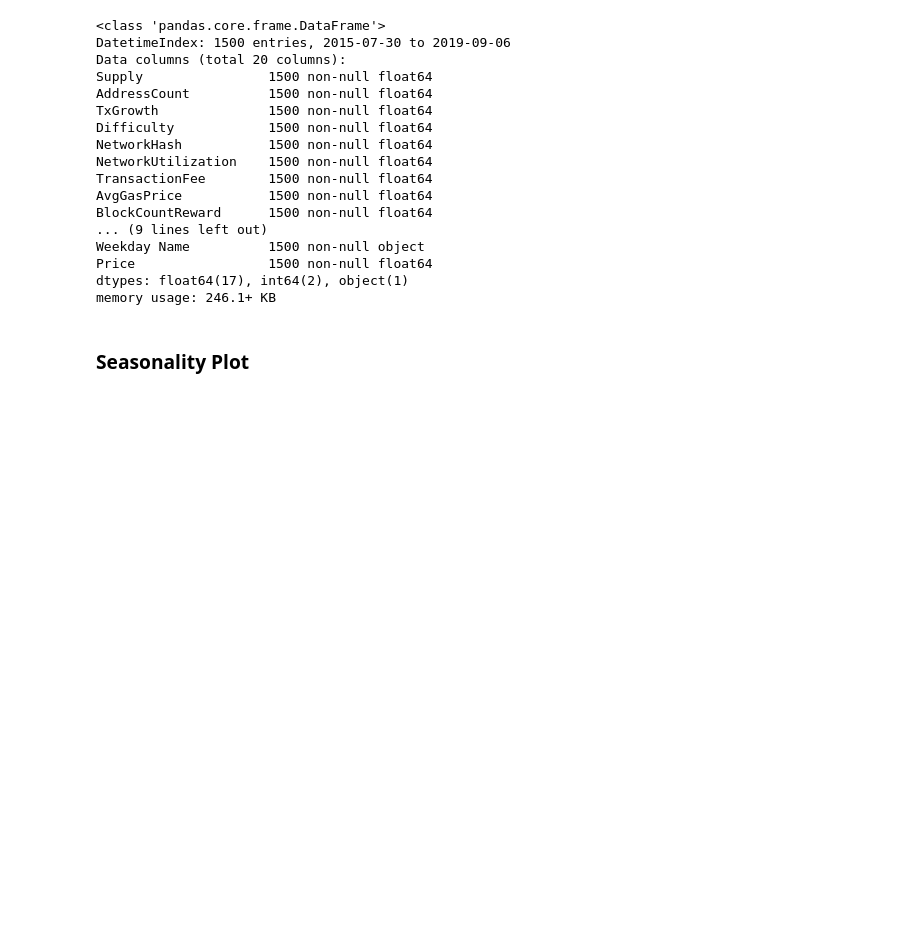
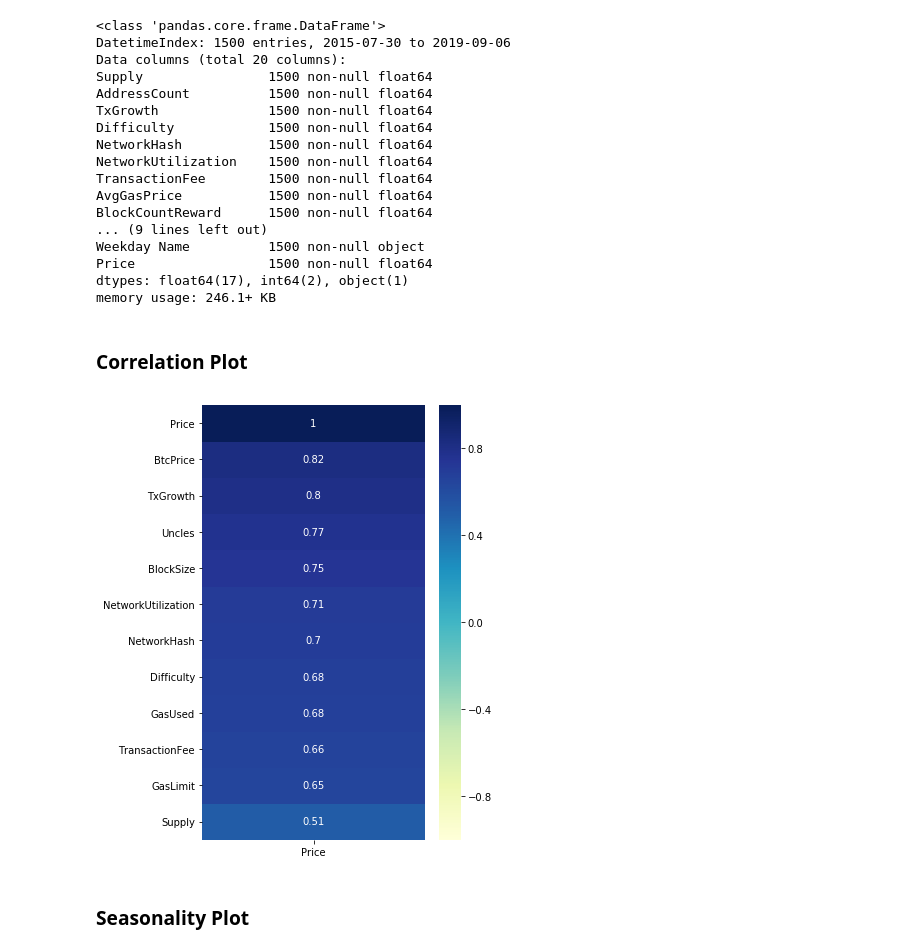
Before and after one commit to y4m4rx/appliedDataScienceProject, a Jupyter notebook: sezi/Combine.ipynb, the cells around one changed output. Saved outputs shown, nothing was run; the diff lists cells and outputs as text; code cells hidden in the pictures; blank space fills up the shorter version.

```diff
--- a/sezi/Combine.ipynb
+++ b/sezi/Combine.ipynb
@@ -168,6 +168,14 @@ Weekday Name          1500 non-null object
 Price                 1500 non-null float64
 dtypes: float64(17), int64(2), object(1)
 memory usage: 246.1+ KB
+# %% [markdown]
+### Correlation Plot
+# %%
+fig1, ax = plt.subplots(figsize=(5,8))
+sns.heatmap(df_data.corr()[['Price']].sort_values('Price').tail(12),vmax=1, vmin=-1, cmap='YlGnBu', annot=True, ax=ax);
+ax.invert_yaxis()
+# %% [output]
+[figure, added]
 # %% [markdown]
 ### Seasonality Plot
 # %%
```
Also changed, not shown: parts of 25 cells of this notebook.
